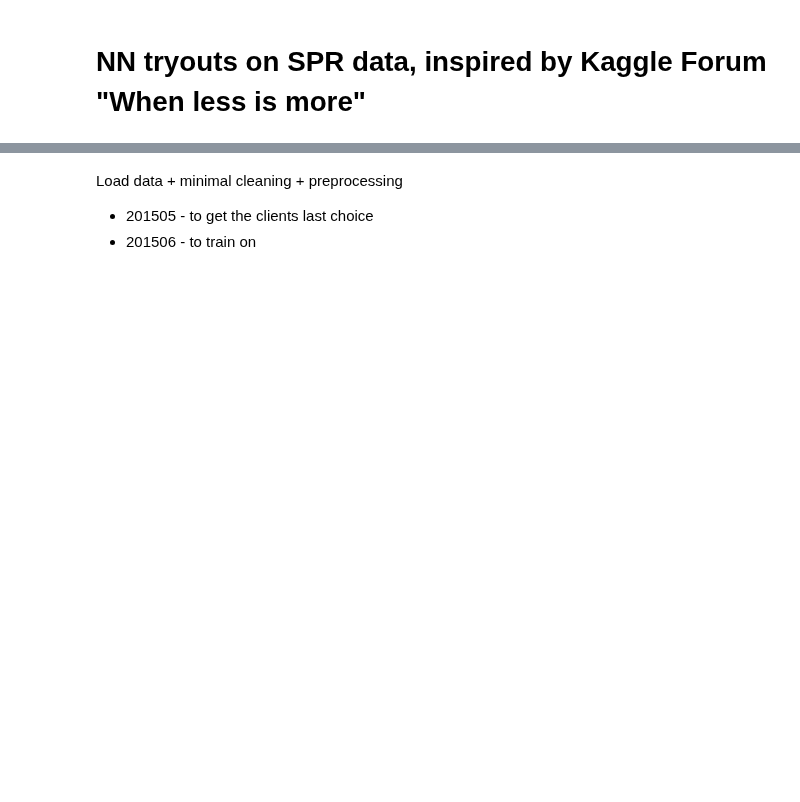
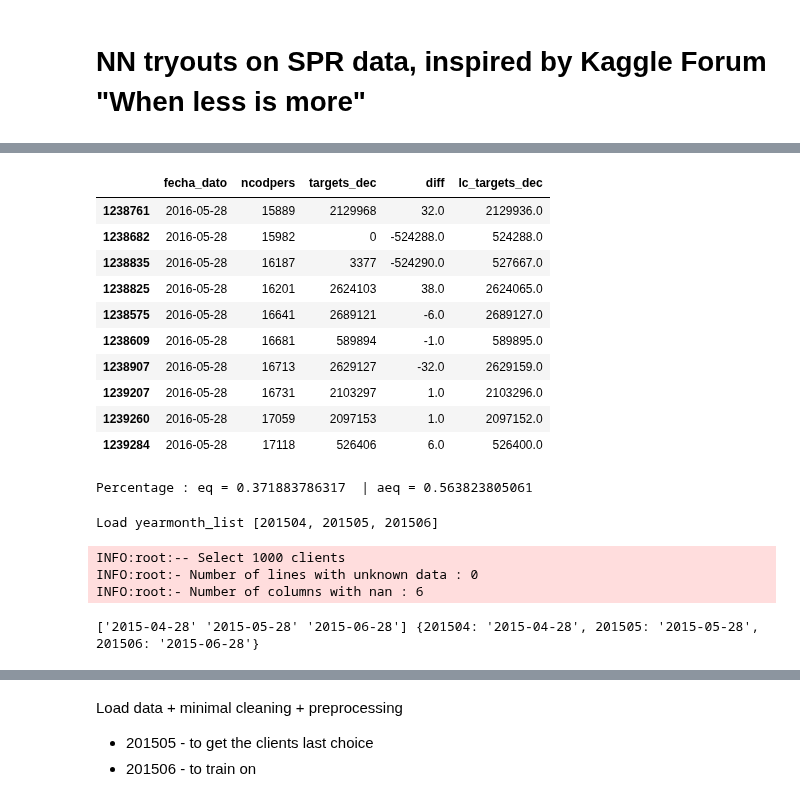
Before and after one commit to vfdev-5/SPR, a Jupyter notebook: keras/NN_predictions_2_CV_active_clients2.ipynb, the cells around one changed output, grey strips where cells are left out. Cells and saved outputs as stored; diff of their text form; code cells hidden in the pictures; blank space fills up the shorter version.

```diff
--- a/keras/NN_predictions_2_CV_active_clients2.ipynb
+++ b/keras/NN_predictions_2_CV_active_clients2.ipynb
@@ -45,3 +117,26 @@ import matplotlib.pylab as plt
+# %%
+mask2 &= val_df['ncodpers'].isin(active_clients)
+t2 = val_df[tmask2 & mask2].sort_values(['ncodpers', 'fecha_dato'])[['fecha_dato', 'ncodpers', 'targets_dec', 'diff', 'lc_targets_dec']]
+t2.head(10)
+# %% [output]
+|  | fecha_dato | ncodpers | targets_dec | diff | lc_targets_dec |
+| 1238761 | 2016-05-28 | 15889 | 2129968 | 32.0 | 2129936.0 |
+| 1238682 | 2016-05-28 | 15982 | 0 | -524288.0 | 524288.0 |
+| 1238835 | 2016-05-28 | 16187 | 3377 | -524290.0 | 527667.0 |
+| 1238825 | 2016-05-28 | 16201 | 2624103 | 38.0 | 2624065.0 |
+| 1238575 | 2016-05-28 | 16641 | 2689121 | -6.0 | 2689127.0 |
+| 1238609 | 2016-05-28 | 16681 | 589894 | -1.0 | 589895.0 |
+| 1238907 | 2016-05-28 | 16713 | 2629127 | -32.0 | 2629159.0 |
+| 1239207 | 2016-05-28 | 16731 | 2103297 | 1.0 | 2103296.0 |
+| 1239260 | 2016-05-28 | 17059 | 2097153 | 1.0 | 2097152.0 |
+| 1239284 | 2016-05-28 | 17118 | 526406 | 6.0 | 526400.0 |
+# %%
+total = t1['diff'].shape[0]
+eq = (t1['diff'].values == t2['diff'].values).sum()
+aeq = (np.abs(t1['diff'].values) == np.abs(t2['diff'].values)).sum()
+print "Percentage : eq =", eq*1.0/total, " | aeq =", aeq*1.0/total
+# %% [output]
+Percentage : eq = 0.371883786317  | aeq = 0.563823805061
 # %%
 from common import load_data2, minimal_clean_data_inplace, preprocess_data_inplace, TARGET_LABELS
 from common import get_added_products, remove_last_choice, apk, map7_score2
@@ -52,0 +156,42 @@ TEST_FILE_PATH = os.path.join("..", "data", "test_ver2.csv")
+# %%
+def _get_prev_ym(ym):
+    return _to_ym(_to_ym_dec(ym) - _to_ym_dec(2))
+
+def _ym_list_to_load(ym_list):
+    """
+    Append previous month to the each yearmonth
+    """
+    out = []
+    for ym in ym_list:
+        # get the previous month
+        prev_ym = _get_prev_ym(ym)
+        if len(out) and out[-1] == prev_ym:
+            out += [ym]
+        else:
+            out += [prev_ym, ym]
+    return out
+
+yearmonth_list = _ym_list_to_load(train_yearmonths_list)
+print "Load yearmonth_list", yearmonth_list
+train_df = load_data2(TRAIN_FILE_PATH, yearmonth_list, train_nb_clients)
+minimal_clean_data_inplace(train_df)
+preprocess_data_inplace(train_df)
+
+months = train_df['fecha_dato'].unique()
+clients = train_df['ncodpers'].unique()
+assert len(clients) == (train_df['ncodpers'].value_counts() == len(yearmonth_list)).sum()
+ll = len(clients)
+months_ym_map = {}
+for m in months:
+    l = len(train_df[train_df['fecha_dato'] == m]['ncodpers'].unique())
+    assert l == ll, "Number of clients should be identical for all monthes. (%s, %s, %s)" % (m, l, ll)
+    months_ym_map[to_yearmonth(m)] = m
+# %% [output]
+Load yearmonth_list [201504, 201505, 201506]
+INFO:root:-- Select 1000 clients
+INFO:root:- Number of lines with unknown data : 0
+INFO:root:- Number of columns with nan : 6
+# %%
+print months, months_ym_map
+# %% [output]
+['2015-04-28' '2015-05-28' '2015-06-28'] {201504: '2015-04-28', 201505: '2015-05-28', 201506: '2015-06-28'}
```
Also changed, not shown: parts of 37 cells of this notebook, 3 other files.
